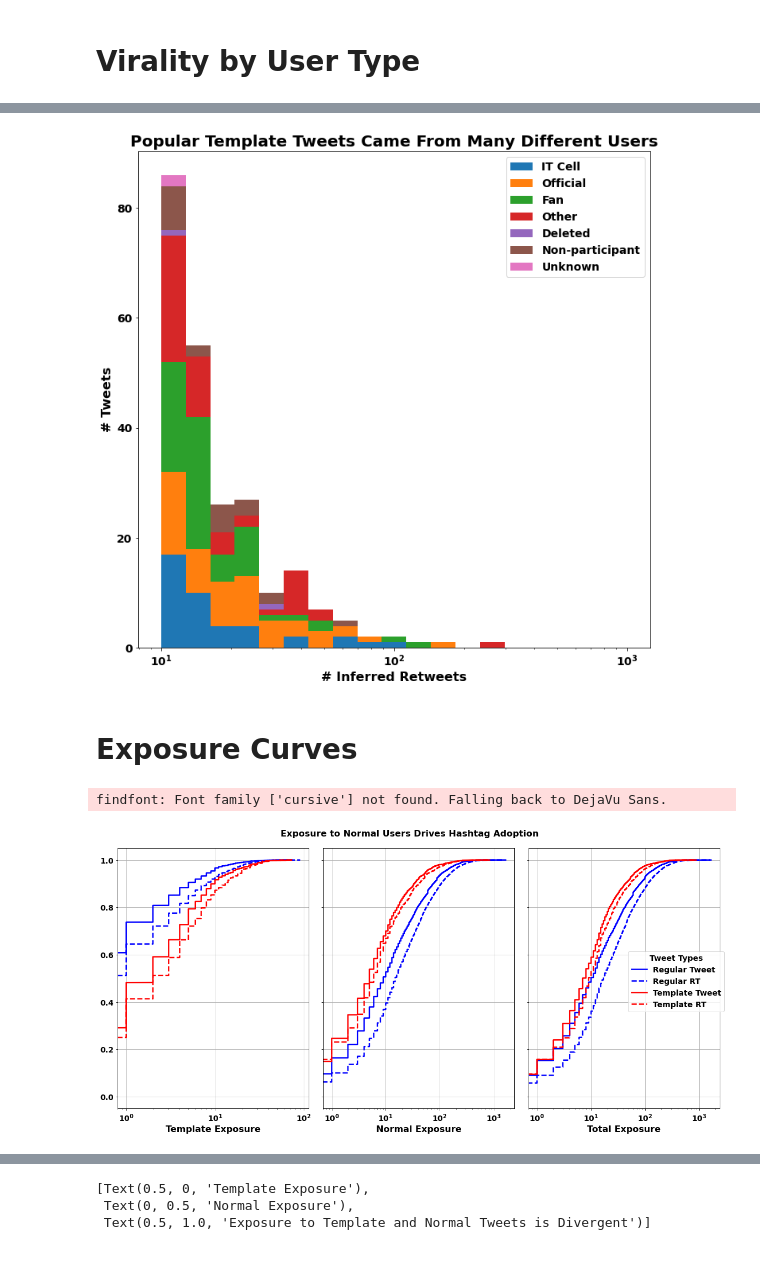
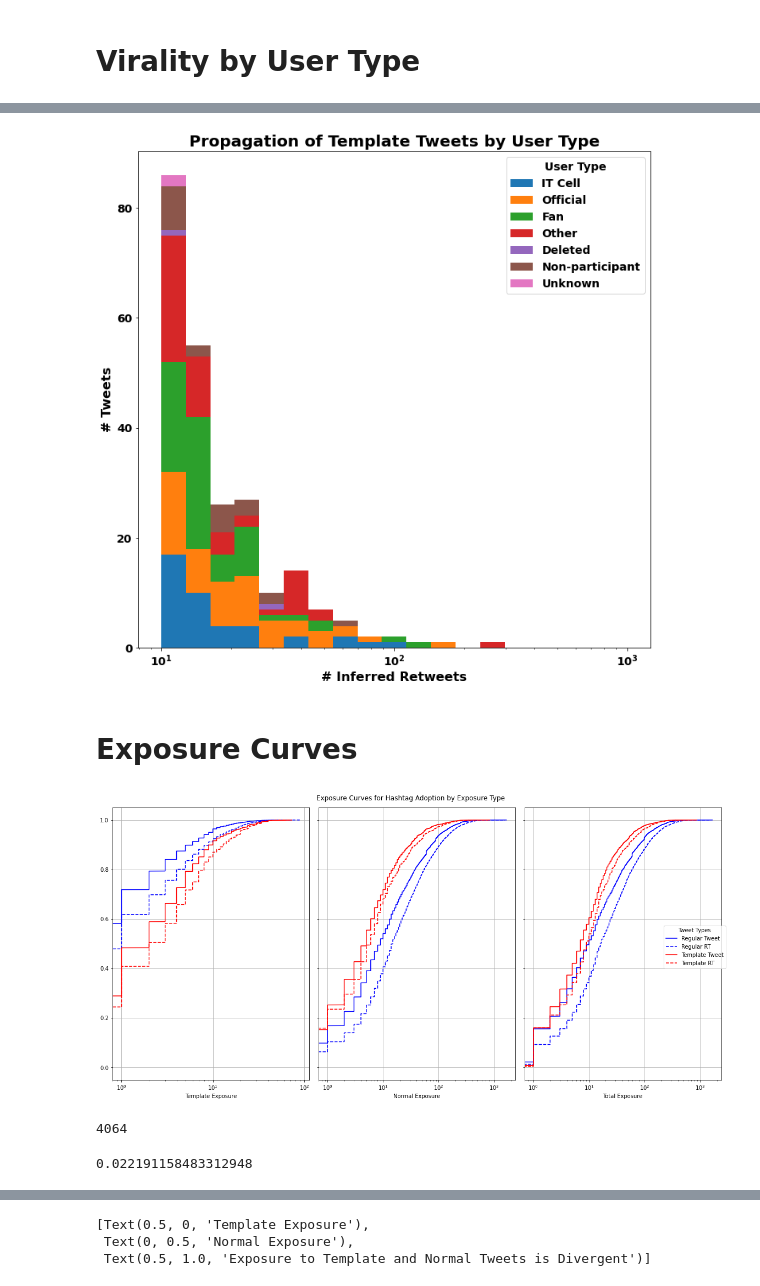
Before and after one commit to jschless/TwitterCoordination, a Jupyter notebook: THESIS_Preliminary_Findings.ipynb, the cells around one changed output, grey strips where cells are left out. Saved outputs shown, nothing was run; the diff lists cells and outputs as text; code cells hidden in the pictures.

```diff
--- a/THESIS_Preliminary_Findings.ipynb
+++ b/THESIS_Preliminary_Findings.ipynb
@@ -41,7 +53,7 @@ user_exposures['jharkhandwithmodi']
 # %%
 # load tweets labeled with exposures
-with open(os.path.join(TWITTER_DATA_DIR, 'exposure_results_n_users.pkl'), 'rb') as f:
-#with open(os.path.join(TWITTER_DATA_DIR, 'exposure_results.pkl'), 'rb') as f:
+#with open(os.path.join(TWITTER_DATA_DIR, 'exposure_results_n_users.pkl'), 'rb') as f:
+with open(os.path.join(TWITTER_DATA_DIR, 'exposure_results.pkl'), 'rb') as f:
     exposures = pickle.load(f)
 
 dfs = []
@@ -196,15 +208,15 @@ sorted_keys = [key_map.get(key, 'Unknown') for key in sorted_keys]
 plt.figure(figsize=(10,10))
 logbins = np.geomspace(10, 1000, 20)
 plt.hist(sorted_values, stacked=True, label=sorted_keys, bins=logbins)#, density=True)
-plt.legend()
+plt.legend(title='User Type')
 plt.xscale('log')
 plt.xlabel('# Inferred Retweets')
 plt.ylabel('# Tweets')
-plt.title('Popular Template Tweets Came From Many Different Users')
+plt.title('Propagation of Template Tweets by User Type')
 plt.tight_layout()
 plt.savefig(os.path.join(ASSETS_DIR, 'template_tweet_popularity_by_user_type.png'))
 # %% [output]
-[figure, old version]
+[figure, new version]
 # %% [markdown]
 # Exposure Curves
 # %%
@@ -214,25 +226,32 @@ labels = ["Regular Tweet", "Regular RT", "Template Tweet", "Template RT"]
 # %%
 fig, axs = plt.subplots(1, 3, figsize=(16,8), sharey=True)
 exposure_types = ['template_exposure', 'normal_exposure', 'total_exposure']
 flag = 0 # for omitting labels
 for ax, exposure_type in zip(axs, exposure_types):
     for t, sty, lab in zip(types, styles, labels):
         if flag:
             lab = ''
         ecdf = ECDF(big_df.query(f'type == "{t}"')[exposure_type])
         ax.plot(ecdf.x, ecdf.y, sty, label=lab)
     ax.set_xlabel(' '.join([x.capitalize() for x in exposure_type.split('_')]))
     ax.set_xscale('log')
     ax.grid(True)
     flag = 1
 fig.legend(title='Tweet Types', loc='center right')
 #fig.suptitle('Campaign Hashtag Adoption by Exposure')
-fig.suptitle('Exposure to Normal Users Drives Hashtag Adoption')
+fig.suptitle('Exposure Curves for Hashtag Adoption by Exposure Type')
 fig.tight_layout()
 fig.savefig(os.path.join(ASSETS_DIR, 'exposure_curves_users.png'))
 # %% [output]
-findfont: Font family ['cursive'] not found. Falling back to DejaVu Sans.
-[figure, old version]
+[figure, new version]
+# %%
+np.argmax(ECDF(big_df.query('type == "regular"')['total_exposure']).x>0)
+# %% [output]
+4064
+# %%
+ECDF(big_df.query('type == "regular"')['total_exposure']).y[4064]
+# %% [output]
+0.022191158483312948
 # %%
 fig, axs = plt.subplots(1, 3, figsize=(16,8), sharey=True)
 exposure_types = ['template_exposure', 'normal_exposure', 'total_exposure']
```
Also changed, not shown: parts of 9 cells of this notebook, 7 other files.
